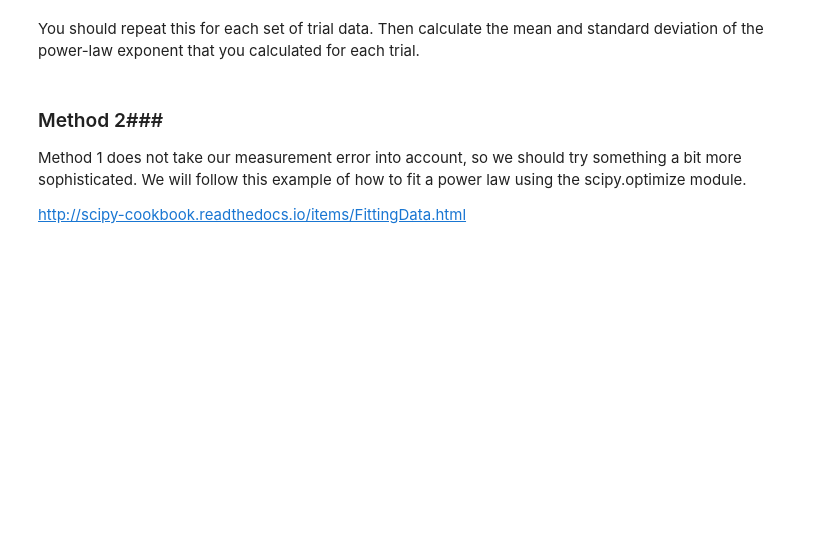
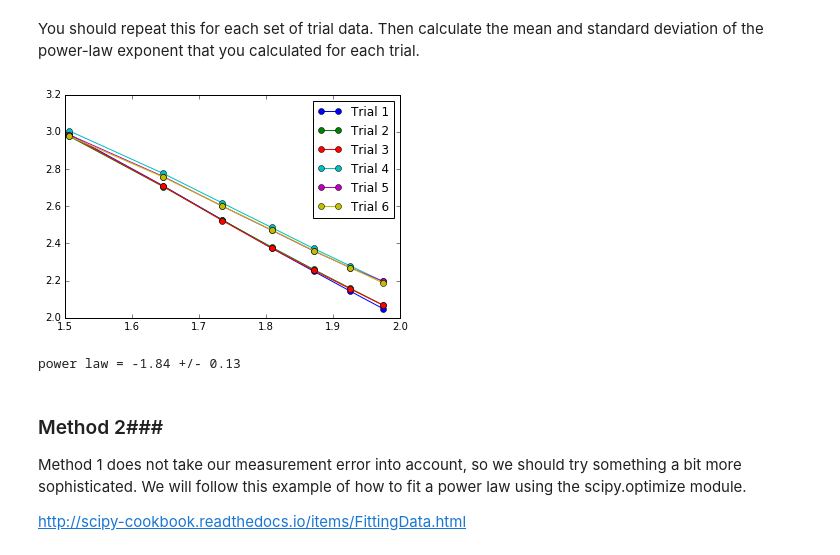
Before and after one commit to rfinn/obsastro, a Jupyter notebook: Intensity-of-Light.ipynb, the cells around one changed output. Drawn from its saved outputs; the diff is of its cells as text; code cells hidden in the pictures; blank space fills up the shorter version.

```diff
--- a/Intensity-of-Light.ipynb
+++ b/Intensity-of-Light.ipynb
@@ -127,5 +127,32 @@ plt.legend(numpoints=1)
 # %% [markdown]
 You should repeat this for each set of trial data.  Then calculate the mean and standard deviation of the power-law exponent that you calculated for each trial.
+# %%
+# test data
+tr_1 = np.array([972, 512,336,237,178,139,112])
+tr_2 = np.array([950,507,335,240,182,144,117])
+tr_3 = np.array([961,510,333,237,180,143,117])
+tr_4 = np.array([1015,597,414,306,236,190,157])
+tr_5 = np.array([967,575,398,296,229,186,157])
+tr_6 = np.array([950,571,399,297,230,186,154])
+dist = np.array([32,44.3,54.3,64.3,74.3,84.3,94.3,])
+# %%
+all_fits = np.zeros(6)
+plt.figure()
+all_trials = [tr_1, tr_2, tr_3,tr_4,tr_5,tr_6]
+for i in range(len(all_trials)):
+    c = np.polyfit(np.log10(dist),np.log10(all_trials[i]),1)
+    all_fits[i]=c[0]
+    plt.plot(np.log10(dist),np.log10(all_trials[i]),marker='o',label='Trial '+str(i+1))
+    plt.legend()
+# %% [output]
+[figure, added]
+# %%
+#print all_fits
+ave_power_law = np.mean(all_fits)
+std_power_law = np.std(all_fits)
+print 'power law = %.2f +/- %.2f'%(ave_power_law,std_power_law)
+# %% [output]
+power law = -1.84 +/- 0.13
 # %% [markdown]
 ### Method 2###
 
```
Also changed, not shown: parts of 4 cells of this notebook.
